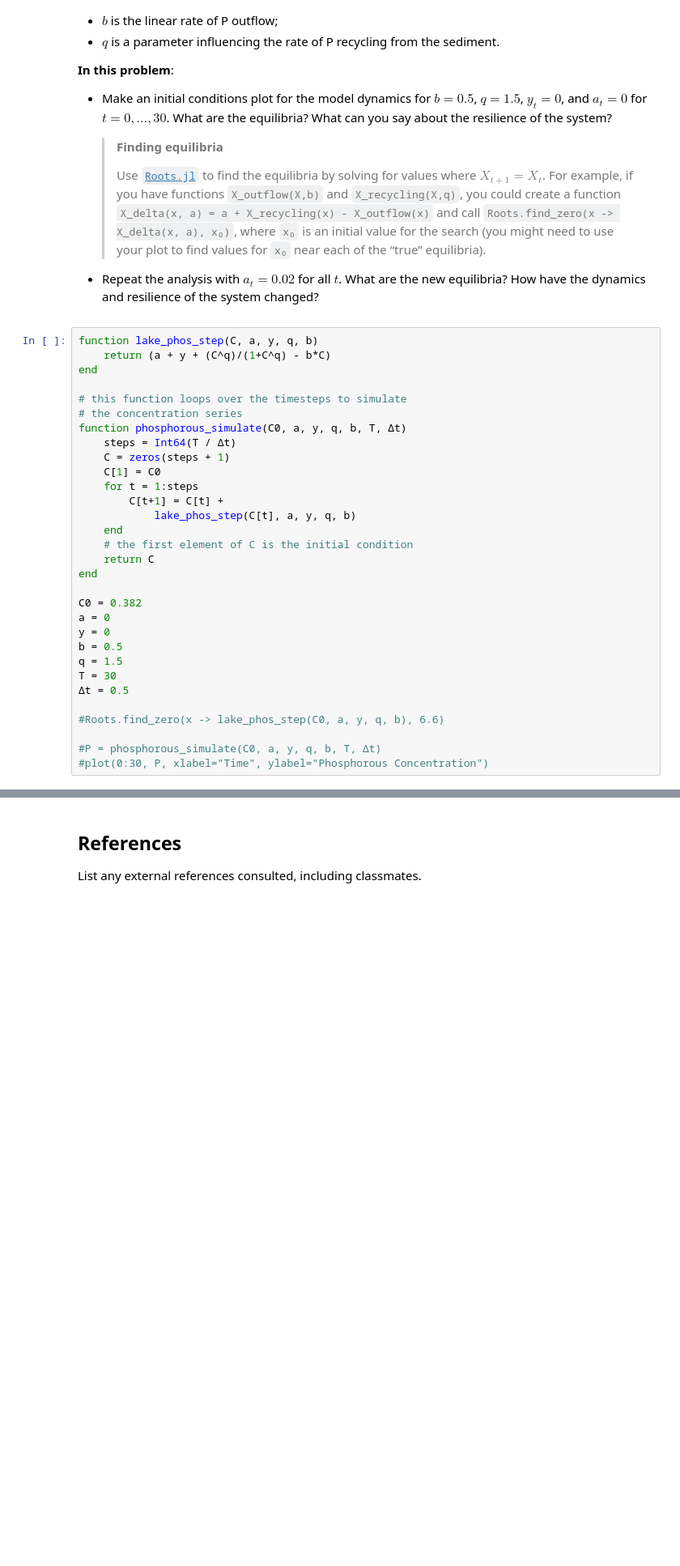
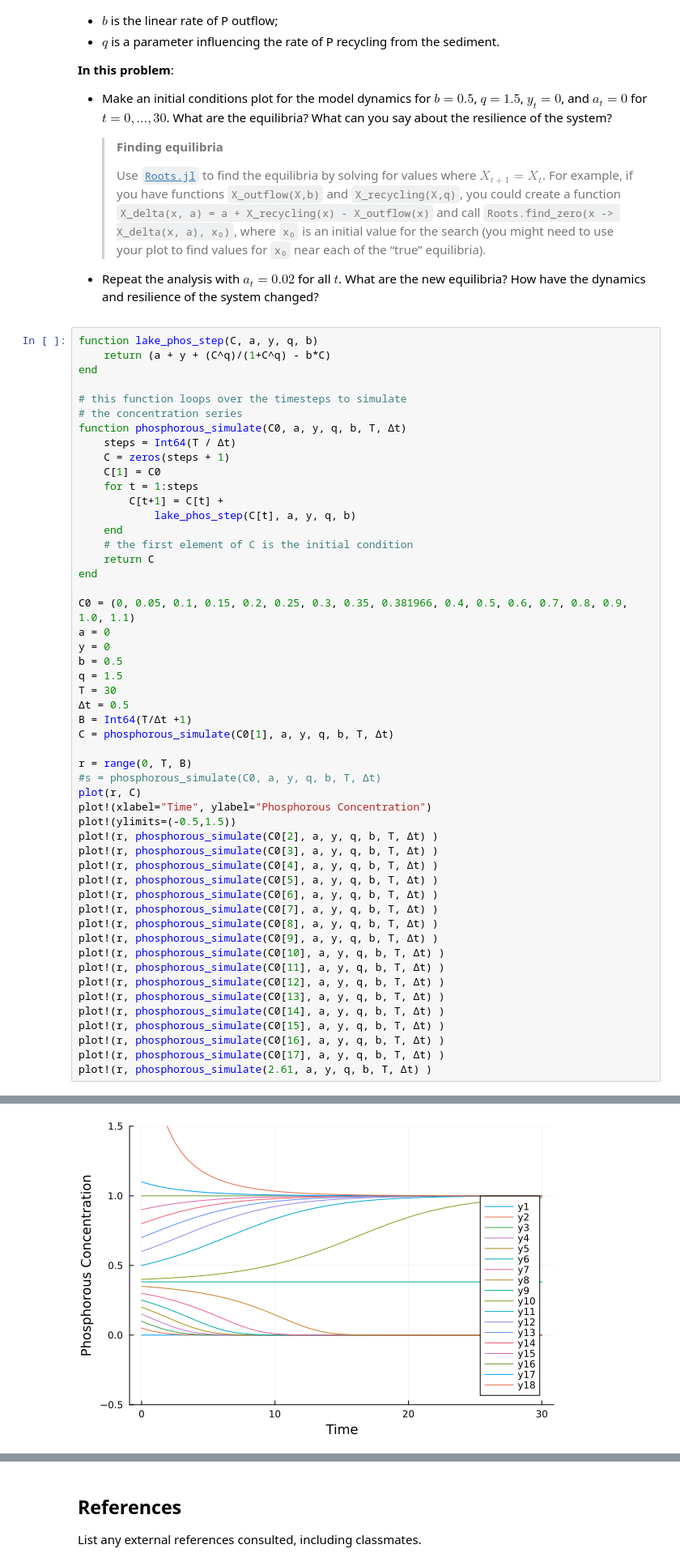
Before and after one commit to BEE4750-FA24/hw2-rmh254, a Jupyter notebook: hw02.ipynb, the cells around one changed output, grey strips where cells are left out. Shown: that part at 81% size. Drawn from its saved outputs; the diff is of its cells as text; blank space fills up the shorter version.

Commit message:
Successfully generated graphs for Question 2 Although it was done inefficiently, it works

```diff
--- a/hw02.ipynb
+++ b/hw02.ipynb
@@ -176,16 +176,36 @@ function phosphorous_simulate(C0, a, y, q, b, T, Δt)
     return C
 end
 
-C0 = 0.382
+C0 = (0, 0.05, 0.1, 0.15, 0.2, 0.25, 0.3, 0.35, 0.381966, 0.4, 0.5, 0.6, 0.7, 0.8, 0.9, 1.0, 1.1)
 a = 0
 y = 0
 b = 0.5
 q = 1.5
 T = 30
 Δt = 0.5
+B = Int64(T/Δt +1)
+C = phosphorous_simulate(C0[1], a, y, q, b, T, Δt)
 
-#Roots.find_zero(x -> lake_phos_step(C0, a, y, q, b), 6.6)
-
-#P = phosphorous_simulate(C0, a, y, q, b, T, Δt)
-#plot(0:30, P, xlabel="Time", ylabel="Phosphorous Concentration")
+r = range(0, T, B)
+#s = phosphorous_simulate(C0, a, y, q, b, T, Δt)
+plot(r, C)
+plot!(xlabel="Time", ylabel="Phosphorous Concentration")
+plot!(ylimits=(-0.5,1.5))
+plot!(r, phosphorous_simulate(C0[2], a, y, q, b, T, Δt) )
+plot!(r, phosphorous_simulate(C0[3], a, y, q, b, T, Δt) )
+plot!(r, phosphorous_simulate(C0[4], a, y, q, b, T, Δt) )
+plot!(r, phosphorous_simulate(C0[5], a, y, q, b, T, Δt) )
+plot!(r, phosphorous_simulate(C0[6], a, y, q, b, T, Δt) )
+plot!(r, phosphorous_simulate(C0[7], a, y, q, b, T, Δt) )
+plot!(r, phosphorous_simulate(C0[8], a, y, q, b, T, Δt) )
+plot!(r, phosphorous_simulate(C0[9], a, y, q, b, T, Δt) )
+plot!(r, phosphorous_simulate(C0[10], a, y, q, b, T, Δt) )
+plot!(r, phosphorous_simulate(C0[11], a, y, q, b, T, Δt) )
+plot!(r, phosphorous_simulate(C0[12], a, y, q, b, T, Δt) )
+plot!(r, phosphorous_simulate(C0[13], a, y, q, b, T, Δt) )
+plot!(r, phosphorous_simulate(C0[14], a, y, q, b, T, Δt) )
+plot!(r, phosphorous_simulate(C0[15], a, y, q, b, T, Δt) )
+plot!(r, phosphorous_simulate(C0[16], a, y, q, b, T, Δt) )
+plot!(r, phosphorous_simulate(C0[17], a, y, q, b, T, Δt) )
+plot!(r, phosphorous_simulate(2.61, a, y, q, b, T, Δt) )
 # %% [output]
@@ -192,0 +212 @@ T = 30
+[figure, added]
```
Also changed, not shown: parts of 2 cells of this notebook.
